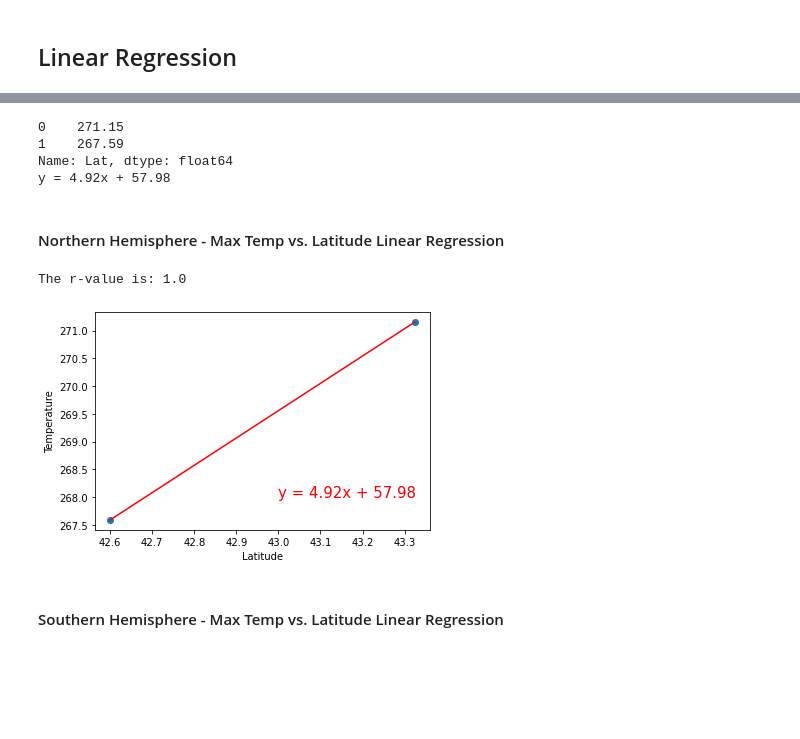
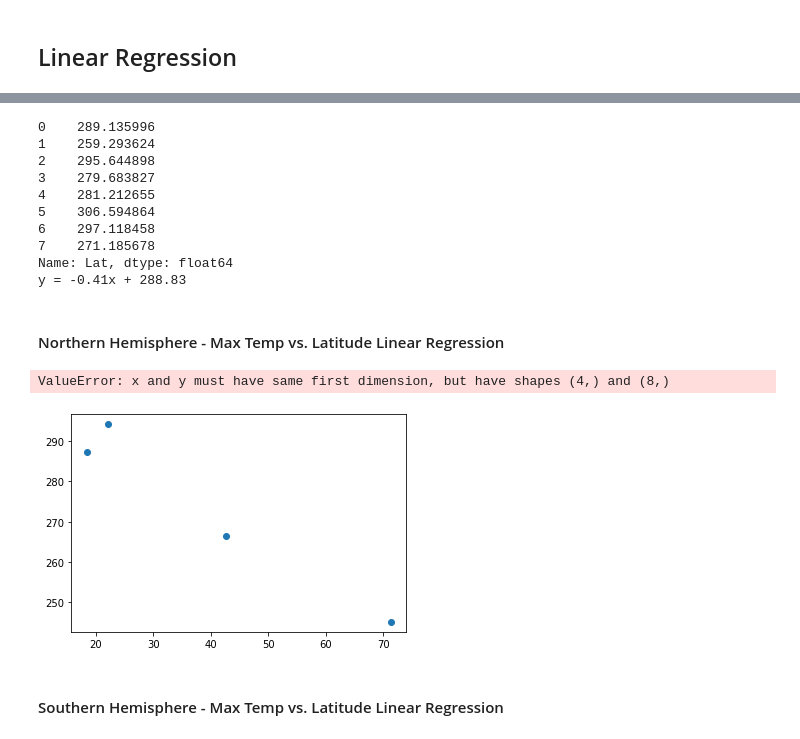
Before and after one commit to NoahLeVoir/Python-Api-Challenge, a Jupyter notebook: WeatherPy/WeatherPy.ipynb, the cells around one changed output, grey strips where cells are left out. Cells and saved outputs as stored; diff of their text form; code cells hidden in the pictures; blank space fills up the shorter version.

Commit message:
Broke scatter plot x and y values Troubleshoot attempt 1 (failed)

```diff
--- a/WeatherPy/WeatherPy.ipynb
+++ b/WeatherPy/WeatherPy.ipynb
@@ -36,10 +36,10 @@ cities = []
 # Create a set of random lat and lng combinations
 
 # JUST RUNNING THREE WHILE I TEST -- SET SIZE BACK TO 1500 BEFORE TURNING IN
-# JUMPING UP TO 5 FOR CALCULATION PURPOSES
+# JUMPING UP TO 10 FOR CALCULATION PURPOSES
                                                     #SET BACK
-lats = np.random.uniform(lat_range[0], lat_range[1], size=5)
-lngs = np.random.uniform(lng_range[0], lng_range[1], size=5)
+lats = np.random.uniform(lat_range[0], lat_range[1], size=10)
+lngs = np.random.uniform(lng_range[0], lng_range[1], size=10)
 lat_lngs = zip(lats, lngs)
 
 # Identify nearest city for each lat, lng combination
@@ -196,7 +206,7 @@ cities_weather_df
 Skip this step if there are no cities that have humidity > 100%.
 # %%
 # JUST FOR TEST PURPOSES I WILL USE 90%
-cleaned_data_df = cities_weather_df[cities_weather_df["Humidity"] <= 90]
+cleaned_data_df = cities_weather_df[cities_weather_df["Humidity"] < 90]
 cleaned_data_df
 # %% [output]
 |  | City | Country | Temperature | Date | Humidity | Cloud | Wind Speed | Lat | Lng |
@@ -316,34 +340,41 @@ print(regress_values)
 line_eq = "y = " + str(round(slope,2)) + "x + " + str(round(intercept,2))
 print(line_eq)
 # %% [output]
-0    271.15
-1    267.59
+0    289.135996
+1    259.293624
+2    295.644898
+3    279.683827
+4    281.212655
+5    306.594864
+6    297.118458
+7    271.185678
 Name: Lat, dtype: float64
-y = 4.92x + 57.98
+y = -0.41x + 288.83
 # %% [markdown]
 ####  Northern Hemisphere - Max Temp vs. Latitude Linear Regression
 # %%
 # Update the x and y values
-x_values = cleaned_data_df["Lat"]
-y_values = cleaned_data_df["Temperature"]
+x_values = northern_hemisphere["Lat"]
+y_values = northern_hemisphere["Temperature"]
 
 # Generate the scatter plot and regression line
 plt.scatter(x_values,y_values)
 plt.plot(x_values,regress_values,"r-")
 
 # Label plot and annotate the line equation
-plt.xlabel('Latitude')
-plt.ylabel('Temperature')
+plt.title("Temperature v Latitude")
+plt.xlabel("Latitude")
+plt.ylabel("Temperature")
 # Update the coordinates here to make sure the chart displays properly
 plt.annotate(line_eq,(43,268), fontsize=15, color="red")
 
 # Print r value
 print(f"The r-value is: {rvalue**2}")
 
 # Show plot
 plt.show()
 # %% [output]
-The r-value is: 1.0
+ValueError: x and y must have same first dimension, but have shapes (4,) and (8,)
-[figure, old version]
+[figure, new version]
 # %% [markdown]
 ####  Southern Hemisphere - Max Temp vs. Latitude Linear Regression
```
Also changed, not shown: parts of 20 cells of this notebook.
